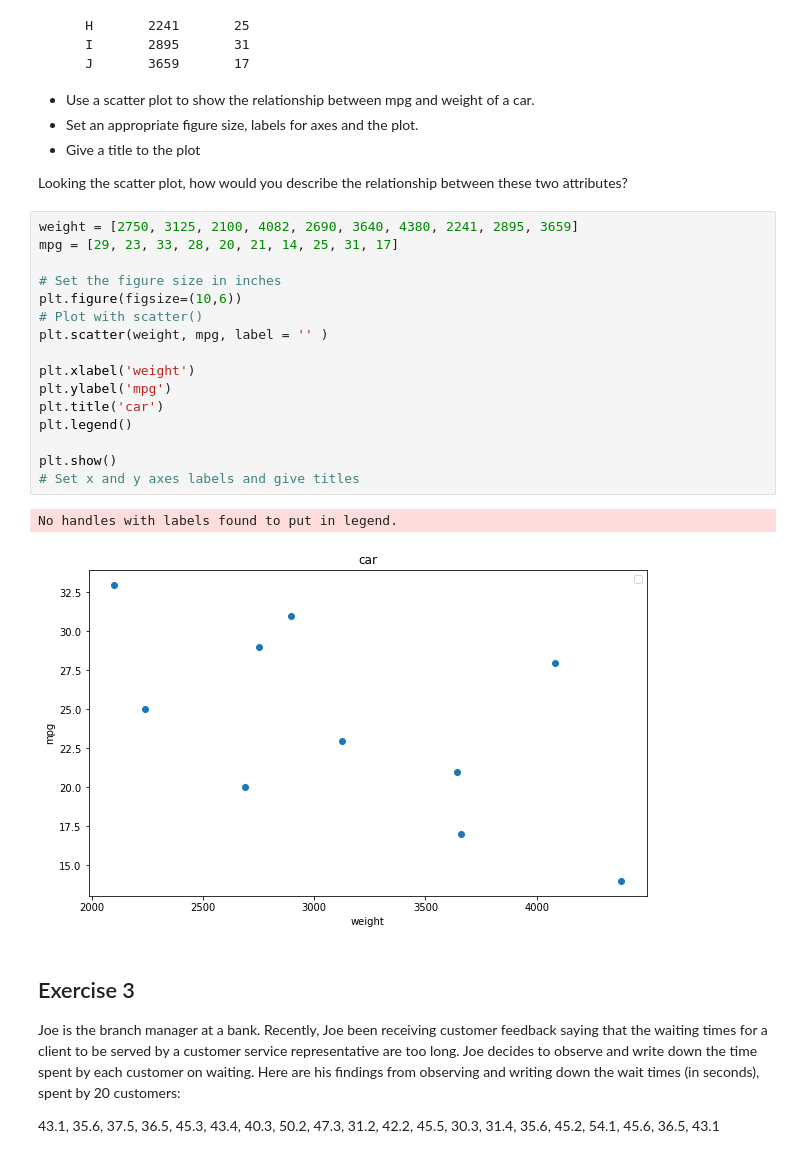
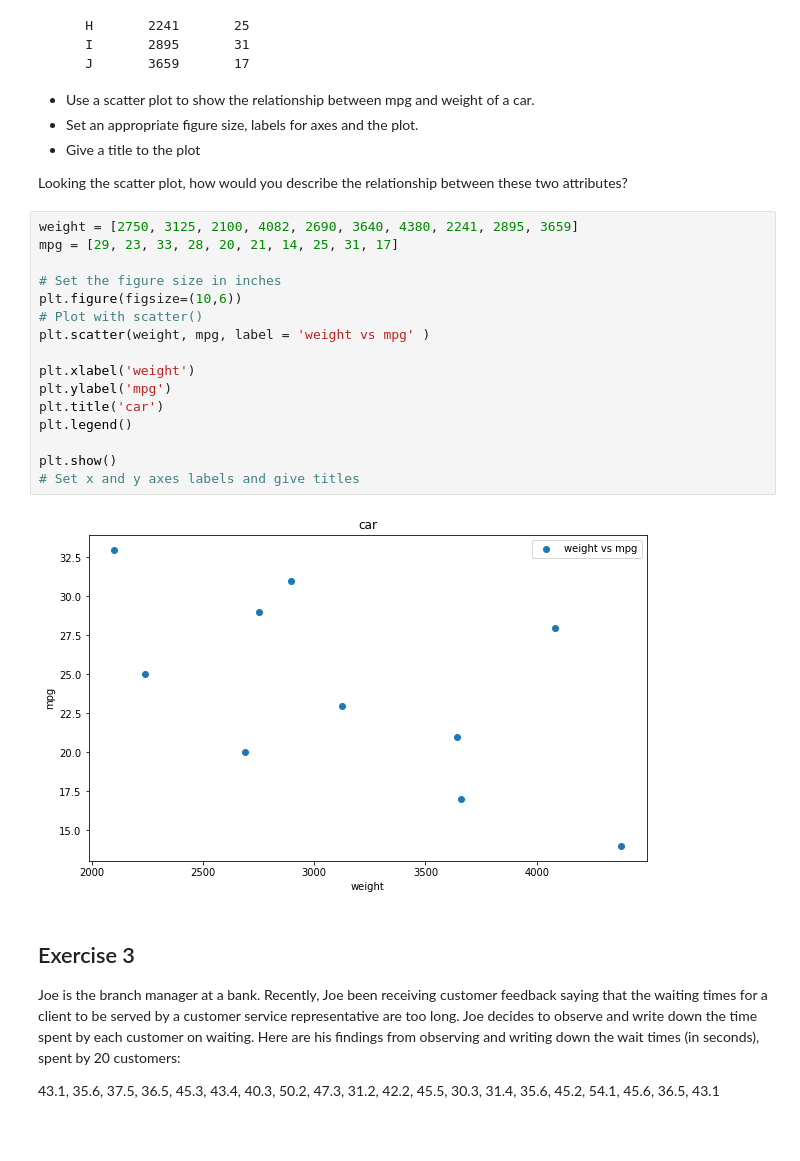
Before and after one commit to ericauuu/dsc-data-viz-lab-seattle-ds-062419, a Jupyter notebook: index.ipynb, the cells around one changed output. Cells and saved outputs as stored; diff of their text form.

```diff
--- a/index.ipynb
+++ b/index.ipynb
@@ -71,22 +71,21 @@ Looking the scatter plot, how would you describe the relationship between these
 # %%
 weight = [2750, 3125, 2100, 4082, 2690, 3640, 4380, 2241, 2895, 3659]
 mpg = [29, 23, 33, 28, 20, 21, 14, 25, 31, 17]
 
 # Set the figure size in inches
 plt.figure(figsize=(10,6))
 # Plot with scatter()
-plt.scatter(weight, mpg, label = '' )
+plt.scatter(weight, mpg, label = 'weight vs mpg' )
 
 plt.xlabel('weight')
 plt.ylabel('mpg')
 plt.title('car')
 plt.legend()
 
 plt.show()
 # Set x and y axes labels and give titles
 # %% [output]
-No handles with labels found to put in legend.
-[figure, old version]
+[figure, new version]
 # %% [markdown]
 ## Exercise 3
 
```
